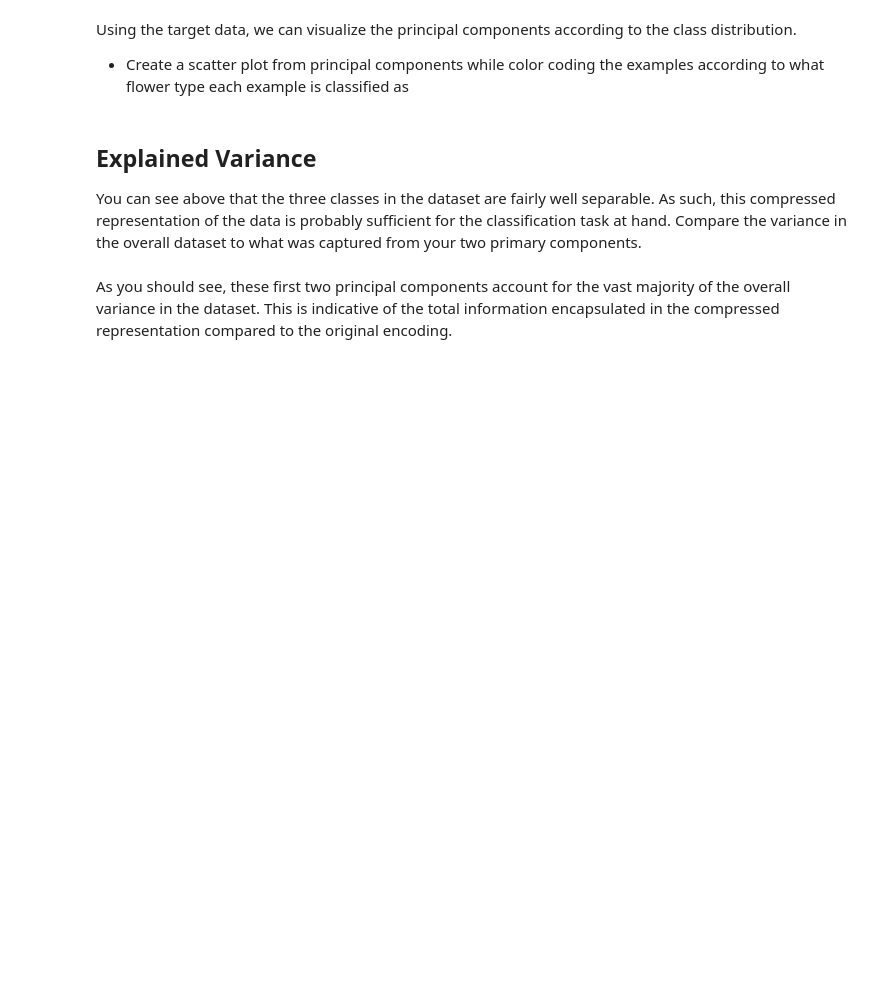
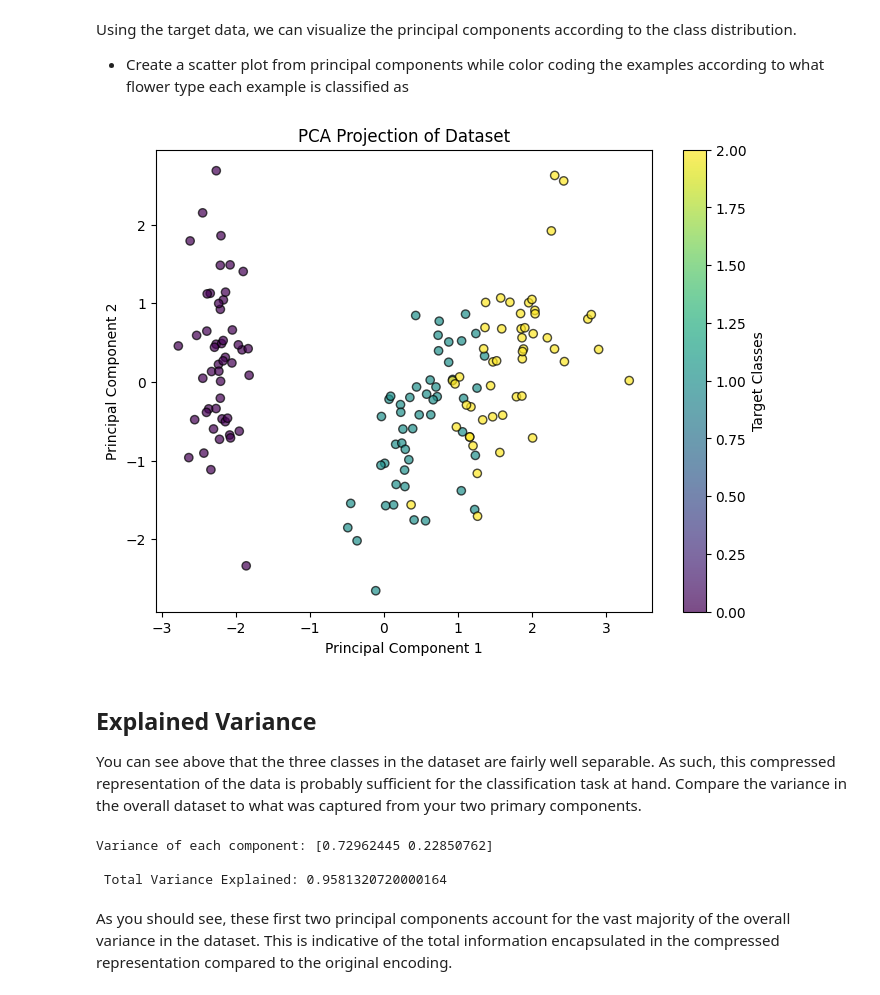
Before and after one commit to Makster04/dsc-pca-in-scikitlearn-lab, a Jupyter notebook: index.ipynb, the cells around one changed output. Drawn from its saved outputs; the diff is of its cells as text; code cells hidden in the pictures; blank space fills up the shorter version.

```diff
--- a/index.ipynb
+++ b/index.ipynb
@@ -105,3 +114,15 @@ Using the target data, we can visualize the principal components according to th
+# %%
+# Principal Components scatter plot
+# Your code here
+plt.figure(figsize=(8, 6))
+plt.scatter(principalComponents[:, 0], principalComponents[:, 1], c=iris.target, cmap='viridis', edgecolors='k', alpha=0.7)
+plt.xlabel('Principal Component 1')
+plt.ylabel('Principal Component 2')
+plt.title('PCA Projection of Dataset')
+plt.colorbar(label='Target Classes')
+plt.show()
+# %% [output]
+[figure, added]
 # %% [markdown]
 ## Explained Variance
 
@@ -109,8 +130,13 @@ Using the target data, we can visualize the principal components according to th
 You can see above that the three classes in the dataset are fairly well separable. As such, this compressed representation of the data is probably sufficient for the classification task at hand. Compare the variance in the overall dataset to what was captured from your two primary components.
 # %%
 # Calculate the variance explained by principal components
-print('Variance of each component:', None)
-print('\n Total Variance Explained:', None)
+
+print('Variance of each component:', pca.explained_variance_ratio_)
+print('\n Total Variance Explained:', sum(pca.explained_variance_ratio_))
+# %% [output]
+Variance of each component: [0.72962445 0.22850762]
+
+ Total Variance Explained: 0.9581320720000164
 # %% [markdown]
 As you should see, these first two principal components account for the vast majority of the overall variance in the dataset. This is indicative of the total information encapsulated in the compressed representation compared to the original encoding.
 # %% [markdown]
```
Also changed, not shown: parts of 7 cells of this notebook.
